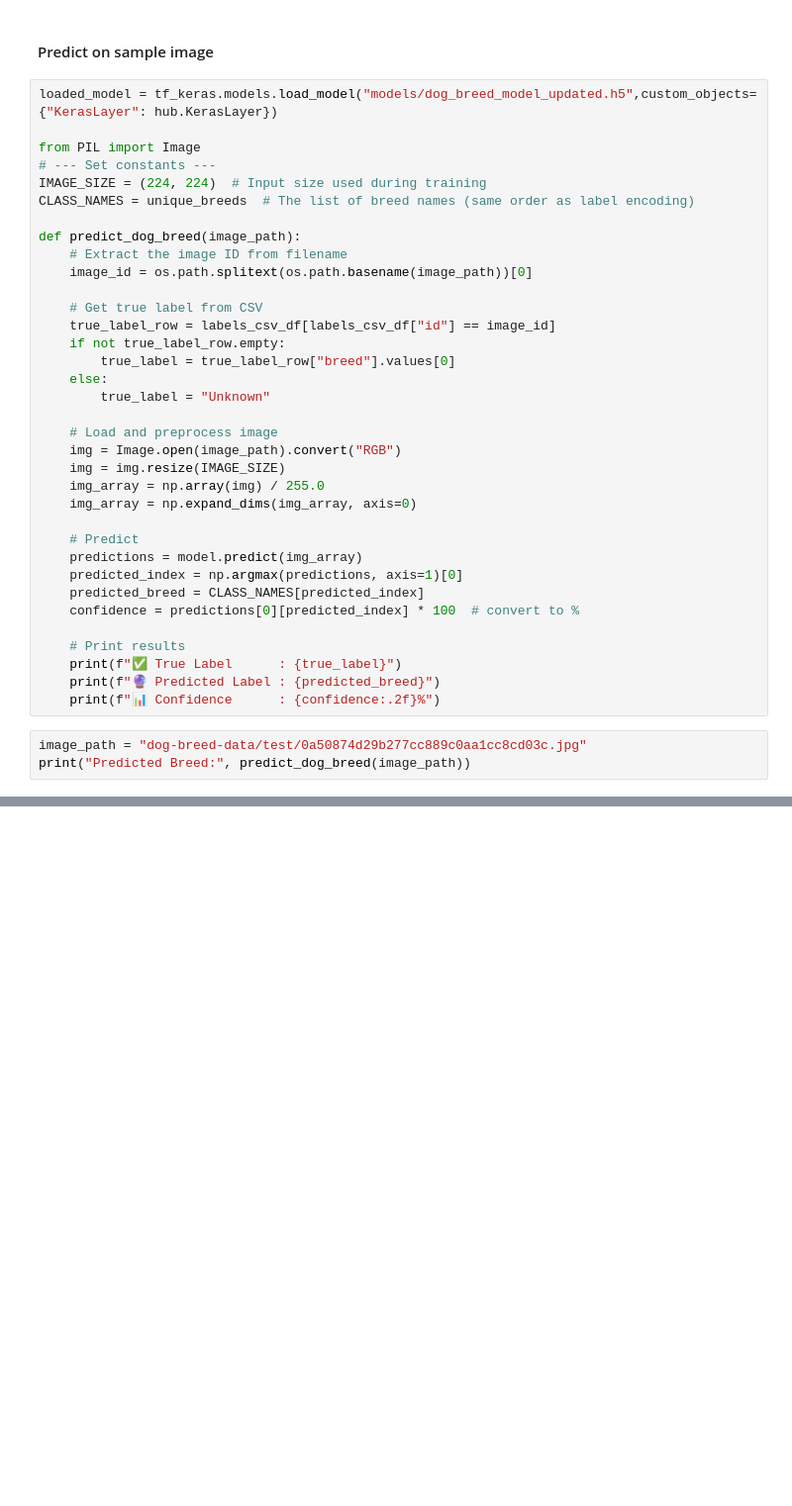
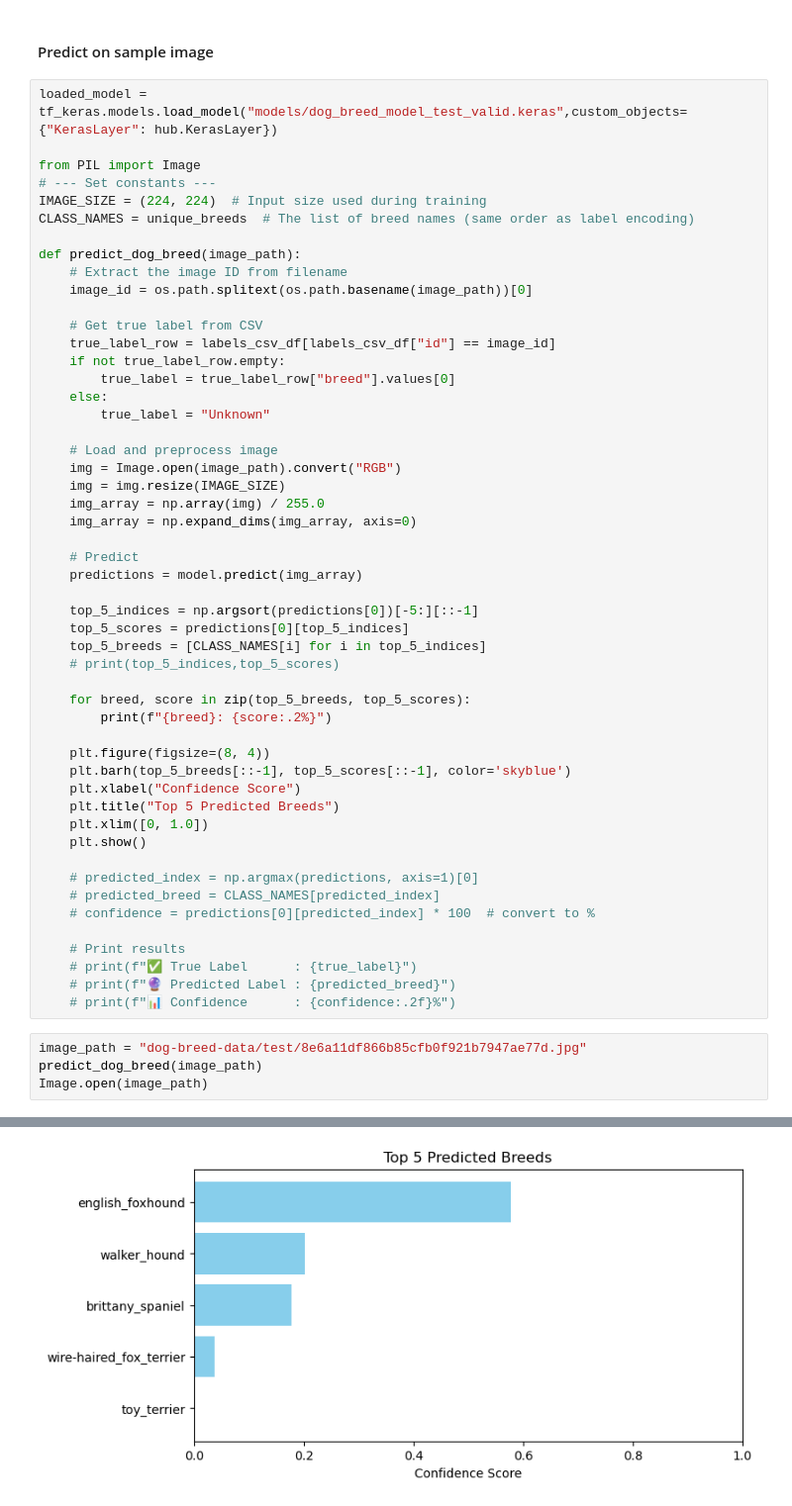
Before and after one commit to vibhasfl/machine-learning-models, a Jupyter notebook: Deep Learning/dog-breed-identifications/updated.ipynb, the cells around one changed output, grey strips where cells are left out. Shown at 99% size. Cells and saved outputs as stored; diff of their text form; blank space fills up the shorter version.

```diff
--- a/Deep Learning/dog-breed-identifications/updated.ipynb
+++ b/Deep Learning/dog-breed-identifications/updated.ipynb
@@ -128,7 +188,7 @@ model.save('models/dog_breed_model_updated.h5')
 # %% [markdown]
 #### Predict on sample image
 # %%
-loaded_model = tf_keras.models.load_model("models/dog_breed_model_updated.h5",custom_objects={"KerasLayer": hub.KerasLayer})
+loaded_model = tf_keras.models.load_model("models/dog_breed_model_test_valid.keras",custom_objects={"KerasLayer": hub.KerasLayer})
 
 from PIL import Image
 # --- Set constants ---
@@ -154,15 +214,32 @@ def predict_dog_breed(image_path):
 
     # Predict
     predictions = model.predict(img_array)
-    predicted_index = np.argmax(predictions, axis=1)[0]
-    predicted_breed = CLASS_NAMES[predicted_index]
-    confidence = predictions[0][predicted_index] * 100  # convert to %
+
+    top_5_indices = np.argsort(predictions[0])[-5:][::-1]
+    top_5_scores = predictions[0][top_5_indices]
+    top_5_breeds = [CLASS_NAMES[i] for i in top_5_indices]
+    # print(top_5_indices,top_5_scores)
+
+    for breed, score in zip(top_5_breeds, top_5_scores):
+        print(f"{breed}: {score:.2%}")
+
+    plt.figure(figsize=(8, 4))
+    plt.barh(top_5_breeds[::-1], top_5_scores[::-1], color='skyblue')
+    plt.xlabel("Confidence Score")
+    plt.title("Top 5 Predicted Breeds")
+    plt.xlim([0, 1.0])
+    plt.show()
+
+    # predicted_index = np.argmax(predictions, axis=1)[0]
+    # predicted_breed = CLASS_NAMES[predicted_index]
+    # confidence = predictions[0][predicted_index] * 100  # convert to %
 
     # Print results
-    print(f"✅ True Label      : {true_label}")
-    print(f"🔮 Predicted Label : {predicted_breed}")
-    print(f"📊 Confidence      : {confidence:.2f}%")
+    # print(f"✅ True Label      : {true_label}")
+    # print(f"🔮 Predicted Label : {predicted_breed}")
+    # print(f"📊 Confidence      : {confidence:.2f}%")
 # %%
-image_path = "dog-breed-data/test/0a50874d29b277cc889c0aa1cc8cd03c.jpg"
-print("Predicted Breed:", predict_dog_breed(image_path))
+image_path = "dog-breed-data/test/8e6a11df866b85cfb0f921b7947ae77d.jpg"
+predict_dog_breed(image_path)
+Image.open(image_path)
 # %% [output]
@@ -173,0 +252 @@ Predicted Breed: None
+[figure, added]
```
Also changed, not shown: parts of 12 cells of this notebook, 2 other files.
